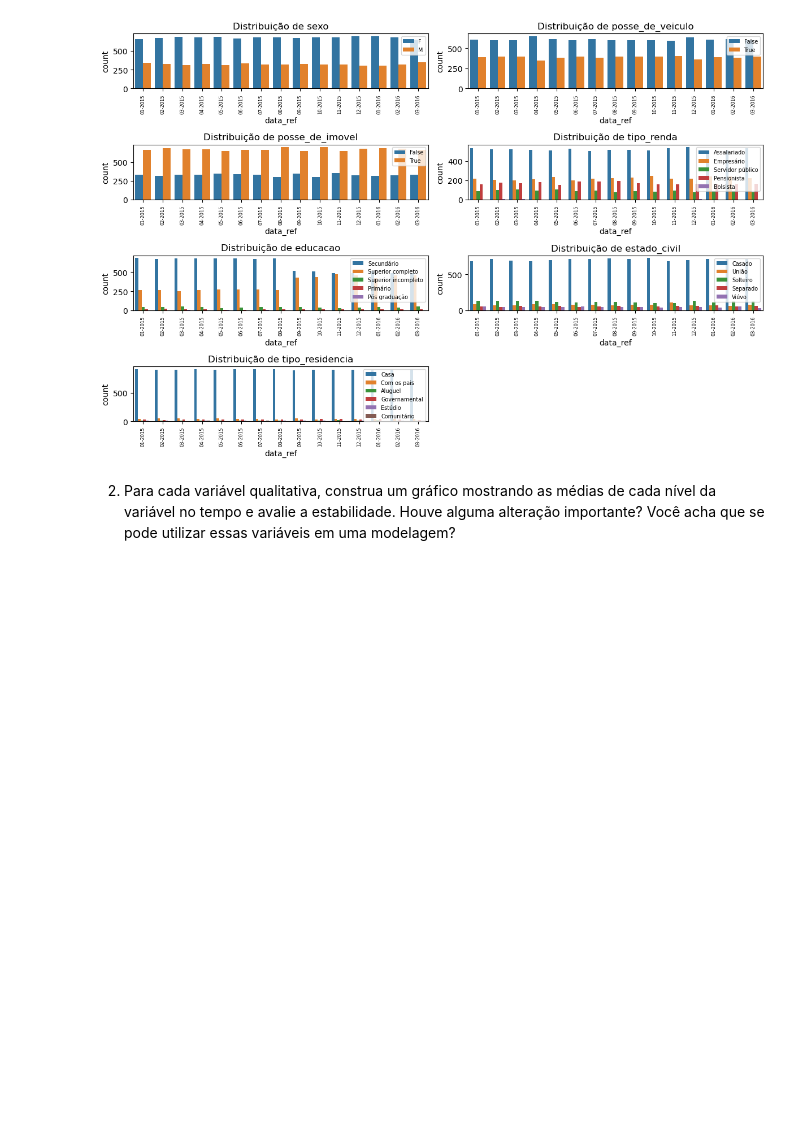
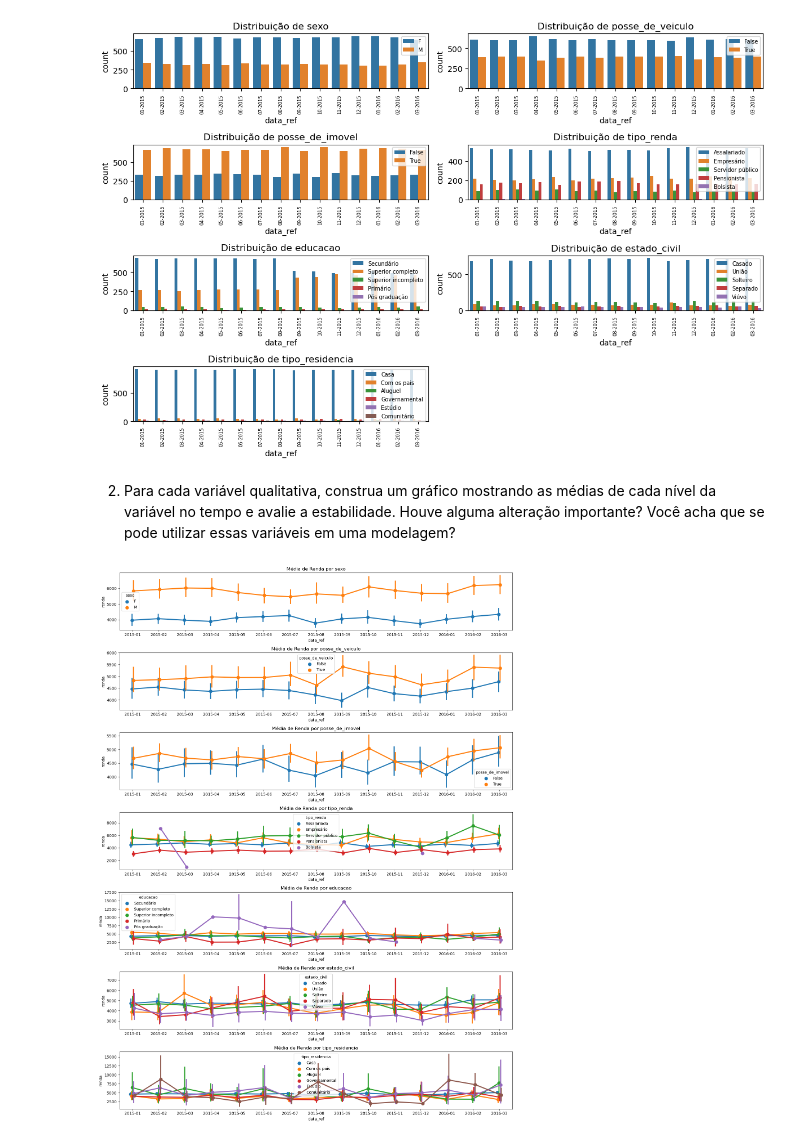
Before and after one commit to lucidatasci/tarefas-ebac, a Jupyter notebook: Profissao-Cientista de Dados_M10_support material_assignment03 - Luciana.ipynb, the cells around one changed output. Cells and saved outputs as stored; diff of their text form; code cells hidden in the pictures; blank space fills up the shorter version.

```diff
--- a/Profissao-Cientista de Dados_M10_support material_assignment03 - Luciana.ipynb
+++ b/Profissao-Cientista de Dados_M10_support material_assignment03 - Luciana.ipynb
@@ -48,4 +48,30 @@ plt.show()
 [figure]
 # %% [markdown]
 2) Para cada variável qualitativa, construa um gráfico mostrando as médias de cada nível da variável no tempo e avalie a estabilidade. Houve alguma alteração importante? Você acha que se pode utilizar essas variáveis em uma modelagem?
+# %%
+def grafico_media(hue: str, ax=None):
+    if ax is None:
+        fig, ax = plt.subplots(figsize=(8, 6))
+    g = sns.pointplot(data=previsao, x='data_ref', y='renda', hue=hue, dodge=True, ax=ax)
+    original_xticks = g.get_xticks()
+    x_labels = [pd.to_datetime(label.get_text()).strftime('%Y-%m') for label in g.get_xticklabels()]
+    ax.set_xticks(original_xticks)
+    ax.set_xticklabels(x_labels)
+    ax.set_title(f'Média de Renda por {hue}')
+    return g
+
+fig, axes = plt.subplots(7, 1, figsize=(15, 20))
+
+grafico_media('sexo', ax=axes[0])
+grafico_media('posse_de_veiculo', ax=axes[1])
+grafico_media('posse_de_imovel', ax=axes[2])
+grafico_media('tipo_renda', ax=axes[3])
+grafico_media('educacao', ax=axes[4])
+grafico_media('estado_civil', ax=axes[5])
+grafico_media('tipo_residencia', ax=axes[6])
+
+plt.tight_layout()
+plt.show()
+# %% [output]
+[figure, added]
 # %%
```
Also changed, not shown: parts of 1 cell of this notebook.
